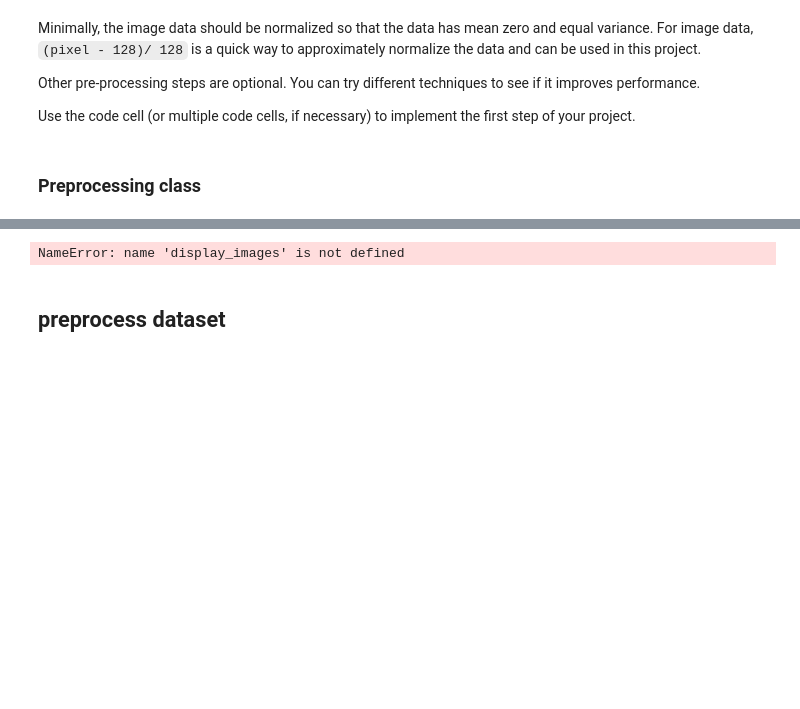
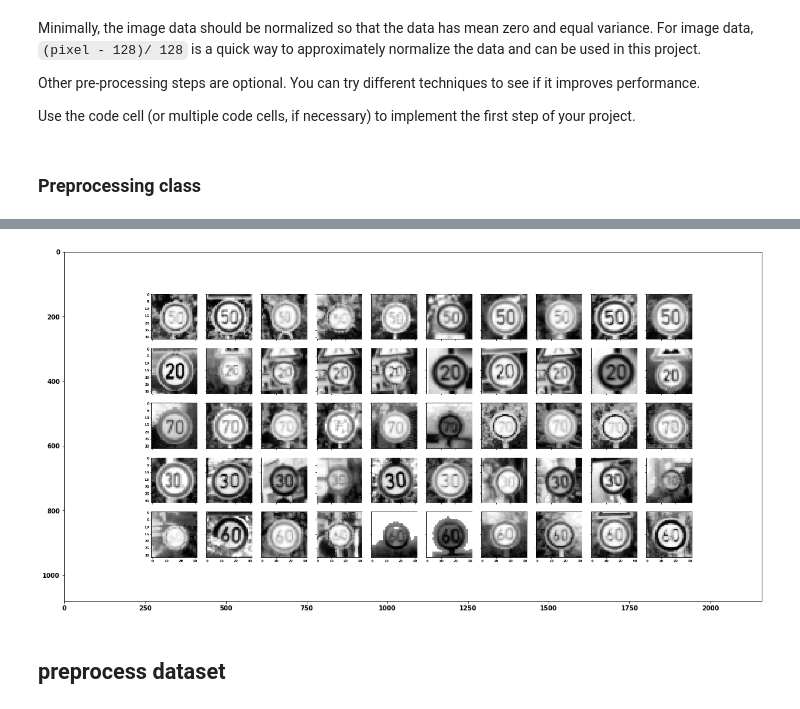
Before and after one commit to udacity/CarND-Traffic-Sign-Classifier-Project, a Jupyter notebook: Traffic_Sign_Classifier.ipynb, the cells around one changed output, grey strips where cells are left out. Cells and saved outputs as stored; diff of their text form; code cells hidden in the pictures; blank space fills up the shorter version.

```diff
--- a/Traffic_Sign_Classifier.ipynb
+++ b/Traffic_Sign_Classifier.ipynb
@@ -424,26 +426,26 @@ plt.savefig("output_images/2_rgb_and_postprocessed.png")
 # %%
 figname = "output_images/2_postprocessing.png"
 preprocessor = PreprocessingPipeline()
 
 # distribution
 #fig, ax = utils.setup_figure(x_pics=3, y_pics=1, w=w, h=h, n=3)
 if os.path.exists(figname):
     image = cv2.imread(figname)
 
     plt.figure(figsize=(20,20))
     plt.imshow(image, cmap='gray')
 
 else:
     fig, ax = utils.setup_figure(x_pics=len(display_images[0]), y_pics=len(display_images), w=w, h=h, n=3)
     for iy, disp in enumerate(display_images):
         for ix, index in enumerate(disp):
-            gray = preprocessor.run(X_train[index])[0]
+            gray = preprocessor.run(X_train[index])
 
             ax[iy][ix].imshow(gray, cmap='gray')
     else:
         plt.savefig(figname)
 # %% [output]
-NameError: name 'display_images' is not defined
+[figure, added]
 # %% [markdown]
 ## preprocess dataset
 # %%
```
Also changed, not shown: parts of 14 cells of this notebook, 4 other files.
